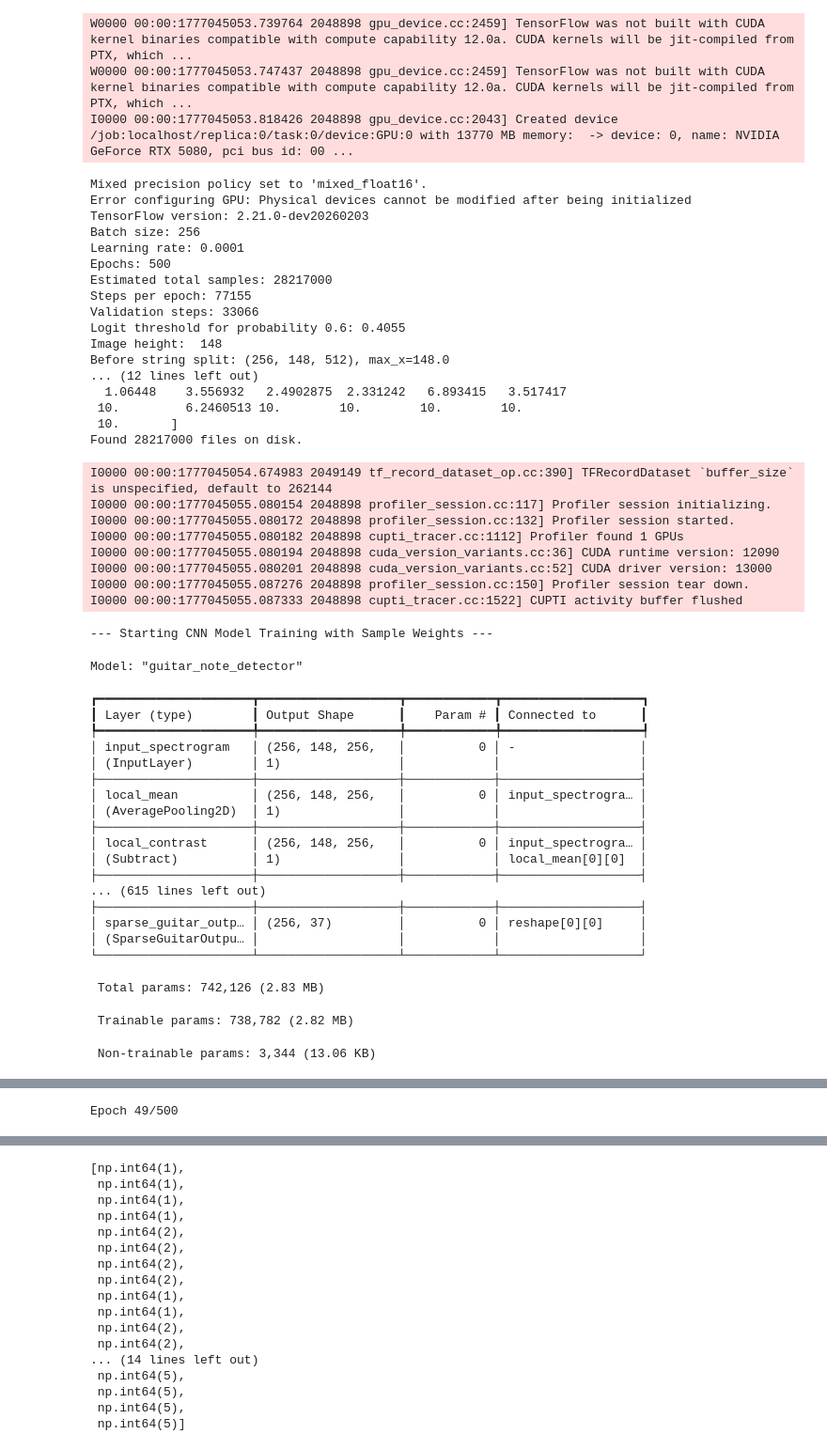
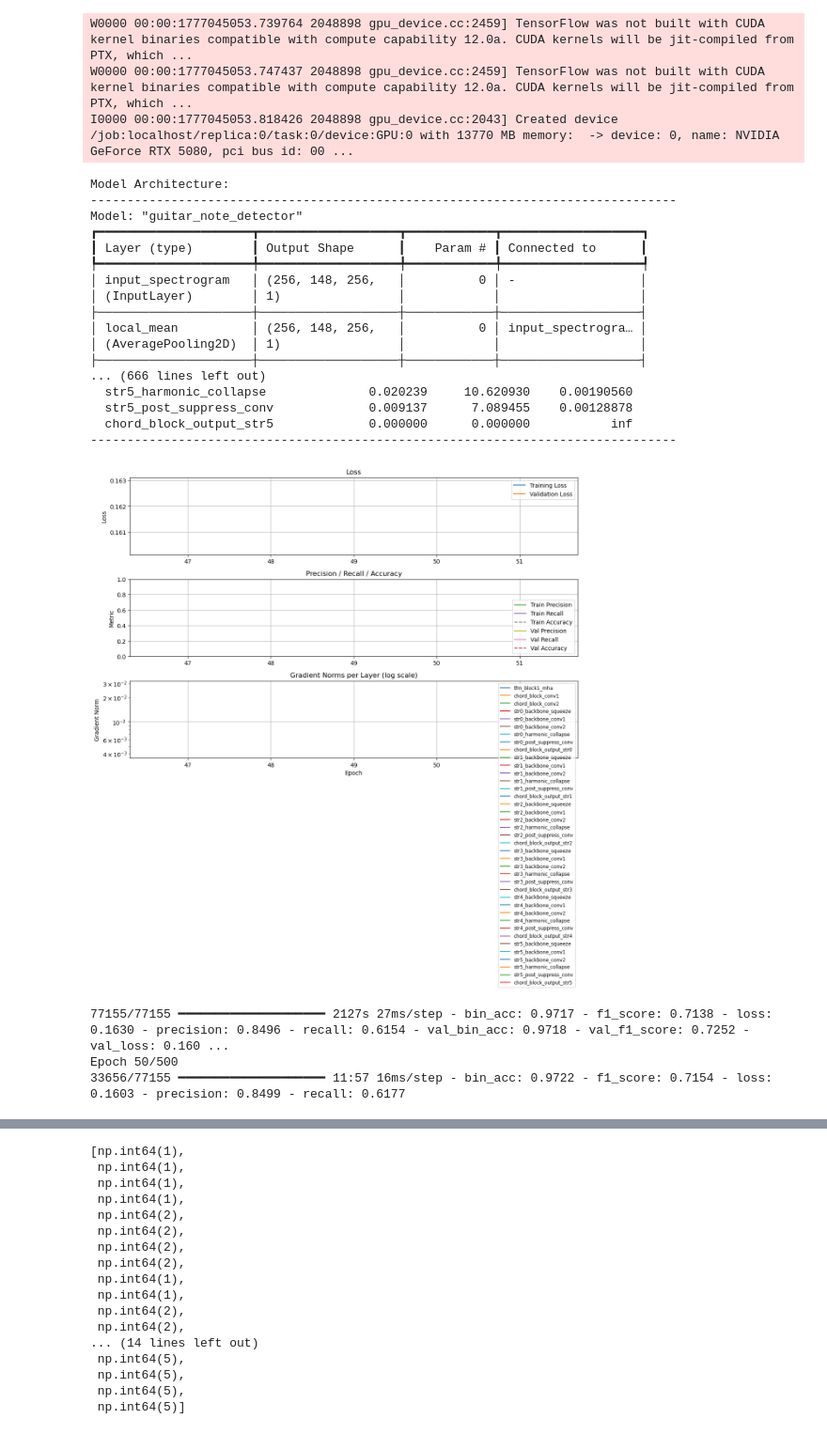
Before and after one commit to Tomtiger66/GuitarMidi-LV2, a Jupyter notebook: python/neuralnetmodelling/training-with-prefiltering-singletfrecord.ipynb, the cells around one changed output, grey strips where cells are left out. Shown at 94% size. Drawn from its saved outputs; the diff is of its cells as text; code cells hidden in the pictures.

Commit message:
next training round

```diff
--- a/python/neuralnetmodelling/training-with-prefiltering-singletfrecord.ipynb
+++ b/python/neuralnetmodelling/training-with-prefiltering-singletfrecord.ipynb
@@ -611,88 +612,62 @@ overfit_early_stopping_callback = OverfitEarlyStopping(patience=15, min_gap=0.01
 print("\n--- Starting CNN Model Training with Sample Weights ---")
 try:
     # load weights from training with 2M sampleset
-    #cnn_model.load_weights('/home/gerald/workspace/src/GuitarMidi-LV2/python/neuralnetmodelling/guitarmidi.weights.h5',skip_mismatch=True)
+    cnn_model.load_weights('/home/gerald/workspace/src/GuitarMidi-LV2/python/neuralnetmodelling/guitarmidi.weights.keras',skip_mismatch=True)
     #cnn_model.load_weights('/home/gerald/workspace/src/GuitarMidi-LV2/python/neuralnetmodelling/checkpoints/guitarmidi_epoch272_valAcc0.9688_valPrec0.8163_valRecall0.6706.h5',by_name=True, skip_mismatch=True)
-    cnn_model.load_weights('/home/gerald/workspace/src/GuitarMidi-LV2/python/neuralnetmodelling/checkpoints/guitarmidi_staticmapping_epoch48_valAcc0.9717_valPrec0.8216_valRecall0.6446.keras', skip_mismatch=True)
+    #cnn_model.load_weights('/home/gerald/workspace/src/GuitarMidi-LV2/python/neuralnetmodelling/checkpoints/guitarmidi_staticmapping_epoch48_valAcc0.9717_valPrec0.8216_valRecall0.6446.keras', skip_mismatch=True)
     # Keras expects (features, labels, sample_weights) when sample_weights are present
     cnn_model.compile(
     optimizer=optimizers.Adam(learning_rate=LEARNING_RATE, clipnorm=1.0,weight_decay=1e-4),
     loss=weighted_bce_loss_probs(pos_weights),#get_weighted_bce(weights),#weighted_bce(2),
     #loss=guitar_loss,#get_guitar_focal_loss(),#
     #loss=tf.keras.losses.BinaryCrossentropy(label_smoothing=0.0), # Pass the class weights here
     #loss=tf.keras.losses.BinaryFocalCrossentropy(apply_class_balancing=True,alpha=0.75,gamma=2.0,from_logits=False,label_smoothing=0.0),#,alpha=0.75, gamma=5.0, label_smoothing=0.0), # Focal loss with class balancing and label smoothing
     metrics=[
         tf.keras.metrics.BinaryAccuracy(name='bin_acc', threshold=PROBABILITY_THRESHOLD),
         tf.keras.metrics.Precision(name='precision', thresholds=PROBABILITY_THRESHOLD),
         tf.keras.metrics.Recall(name='recall', thresholds=PROBABILITY_THRESHOLD),
         tf.keras.metrics.F1Score(average='micro', threshold=PROBABILITY_THRESHOLD, name='f1_score')
     ],
     jit_compile=True
     )
 
 
     # for layer in cnn_model.layers:
     #     layer.trainable = 'chord_block_output' in layer.name
     cnn_model.summary()
     history_cnn = cnn_model.fit(train_dataset,
-                                initial_epoch=48,#142,
+                                initial_epoch=49,#142,
                                 epochs=EPOCHS,
                                 # steps_per_epoch=STEPS_PER_EPOCH,
                                 # validation_steps=VALIDATION_STEPS,
                                 #batch_size=BATCH_SIZE, shuffle=False,
                                 validation_data=val_dataset,
                                 callbacks=[plot_callback, early_stopping_callback,checkpoint,reduce_lr,tensorboard_callback])#,lr_scheduler_callback])
 
-    cnn_model.save_weights('guitarmidi.weights.h5')
+    cnn_model.save_weights('guitarmidi.weights.keras')
     print("Model weights saved successfully!")
 
 except Exception as e:
     print(f"An error occurred during training: {e}")
 # %% [output]
-Mixed precision policy set to 'mixed_float16'.
-Error configuring GPU: Physical devices cannot be modified after being initialized
-TensorFlow version: 2.21.0-dev20260203
-Batch size: 256
-Learning rate: 0.0001
-Epochs: 500
-Estimated total samples: 28217000
-Steps per epoch: 77155
-Validation steps: 33066
-Logit threshold for probability 0.6: 0.4055
-Image height:  148
-Before string split: (256, 148, 512), max_x=148.0
-... (12 lines left out)
-  1.06448    3.556932   2.4902875  2.331242   6.893415   3.517417
- 10.         6.2460513 10.        10.        10.        10.
- 10.       ]
-Found 28217000 files on disk.
+Model Architecture:
+--------------------------------------------------------------------------------
+Model: "guitar_note_detector"
+┏━━━━━━━━━━━━━━━━━━━━━┳━━━━━━━━━━━━━━━━━━━┳━━━━━━━━━━━━┳━━━━━━━━━━━━━━━━━━━┓
+┃ Layer (type)        ┃ Output Shape      ┃    Param # ┃ Connected to      ┃
+┡━━━━━━━━━━━━━━━━━━━━━╇━━━━━━━━━━━━━━━━━━━╇━━━━━━━━━━━━╇━━━━━━━━━━━━━━━━━━━┩
+│ input_spectrogram   │ (256, 148, 256,   │          0 │ -                 │
+│ (InputLayer)        │ 1)                │            │                   │
+├─────────────────────┼───────────────────┼────────────┼───────────────────┤
+│ local_mean          │ (256, 148, 256,   │          0 │ input_spectrogra… │
+│ (AveragePooling2D)  │ 1)                │            │                   │
+├─────────────────────┼───────────────────┼────────────┼───────────────────┤
+... (666 lines left out)
+  str5_harmonic_collapse              0.020239     10.620930    0.00190560
+  str5_post_suppress_conv             0.009137      7.089455    0.00128878
+  chord_block_output_str5             0.000000      0.000000           inf
+--------------------------------------------------------------------------------
+[figure, added]
-I0000 00:00:1777045054.674983 2049149 tf_record_dataset_op.cc:390] TFRecordDataset `buffer_size` is unspecified, default to 262144
-I0000 00:00:1777045055.080154 2048898 profiler_session.cc:117] Profiler session initializing.
-I0000 00:00:1777045055.080172 2048898 profiler_session.cc:132] Profiler session started.
-I0000 00:00:1777045055.080182 2048898 cupti_tracer.cc:1112] Profiler found 1 GPUs
-I0000 00:00:1777045055.080194 2048898 cuda_version_variants.cc:36] CUDA runtime version: 12090
-I0000 00:00:1777045055.080201 2048898 cuda_version_variants.cc:52] CUDA driver version: 13000
-I0000 00:00:1777045055.087276 2048898 profiler_session.cc:150] Profiler session tear down.
-I0000 00:00:1777045055.087333 2048898 cupti_tracer.cc:1522] CUPTI activity buffer flushed
+77155/77155 ━━━━━━━━━━━━━━━━━━━━ 2127s 27ms/step - bin_acc: 0.9717 - f1_score: 0.7138 - loss: 0.1630 - precision: 0.8496 - recall: 0.6154 - val_bin_acc: 0.9718 - val_f1_score: 0.7252 - val_loss: 0.160 ...
+Epoch 50/500
+33656/77155 ━━━━━━━━━━━━━━━━━━━━ 11:57 16ms/step - bin_acc: 0.9722 - f1_score: 0.7154 - loss: 0.1603 - precision: 0.8499 - recall: 0.6177
---- Starting CNN Model Training with Sample Weights ---
-Model: "guitar_note_detector"
-┏━━━━━━━━━━━━━━━━━━━━━┳━━━━━━━━━━━━━━━━━━━┳━━━━━━━━━━━━┳━━━━━━━━━━━━━━━━━━━┓
-┃ Layer (type)        ┃ Output Shape      ┃    Param # ┃ Connected to      ┃
-┡━━━━━━━━━━━━━━━━━━━━━╇━━━━━━━━━━━━━━━━━━━╇━━━━━━━━━━━━╇━━━━━━━━━━━━━━━━━━━┩
-│ input_spectrogram   │ (256, 148, 256,   │          0 │ -                 │
-│ (InputLayer)        │ 1)                │            │                   │
-├─────────────────────┼───────────────────┼────────────┼───────────────────┤
-│ local_mean          │ (256, 148, 256,   │          0 │ input_spectrogra… │
-│ (AveragePooling2D)  │ 1)                │            │                   │
-├─────────────────────┼───────────────────┼────────────┼───────────────────┤
-│ local_contrast      │ (256, 148, 256,   │          0 │ input_spectrogra… │
-│ (Subtract)          │ 1)                │            │ local_mean[0][0]  │
-├─────────────────────┼───────────────────┼────────────┼───────────────────┤
-... (615 lines left out)
-├─────────────────────┼───────────────────┼────────────┼───────────────────┤
-│ sparse_guitar_outp… │ (256, 37)         │          0 │ reshape[0][0]     │
-│ (SparseGuitarOutpu… │                   │            │                   │
-└─────────────────────┴───────────────────┴────────────┴───────────────────┘
- Total params: 742,126 (2.83 MB)
- Trainable params: 738,782 (2.82 MB)
- Non-trainable params: 3,344 (13.06 KB)
@@ -700 +673,0 @@ Model: "guitar_note_detector"
-Epoch 49/500
```
Also changed, not shown: parts of 3 cells of this notebook, 5 other files.
